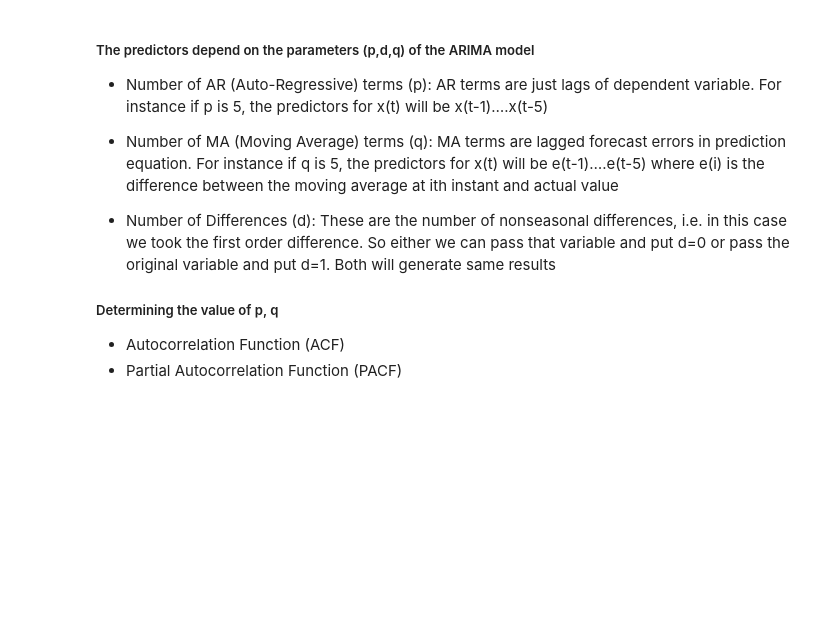
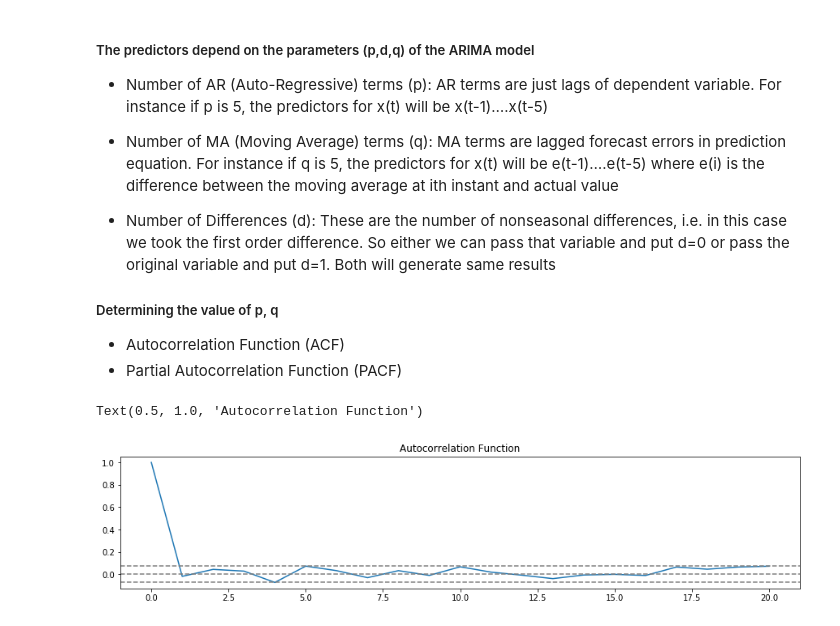
Before and after one commit to satwik2663/Time-Series-Analysis---Bitcoin-Trends, a Jupyter notebook: portfolio.ipynb, the cells around one changed output. Cells and saved outputs as stored; diff of their text form; code cells hidden in the pictures; blank space fills up the shorter version.

```diff
--- a/portfolio.ipynb
+++ b/portfolio.ipynb
@@ -282,3 +270,18 @@ Recurrent Neural Network (LSTM) → a class of artificial neural networkwhere co
 - Partial Autocorrelation Function (PACF)
 # %%
 # bitcoin_dataset_adj_close_log_diff : This is the stationary data
+# %%
+lag_acf = acf(bitcoin_dataset_adj_close_log_diff, nlags=20)
+lag_pacf = pacf(bitcoin_dataset_adj_close_log_diff, nlags=20, method='ols')
+# %%
+#Plot ACF:
+
+plt.figure(figsize=(15,3))
+plt.plot(lag_acf)
+plt.axhline(y=0,linestyle='--',color='gray')
+plt.axhline(y=-1.96/np.sqrt(len(bitcoin_dataset_adj_close_log_diff)),linestyle='--',color='gray')
+plt.axhline(y=1.96/np.sqrt(len(bitcoin_dataset_adj_close_log_diff)),linestyle='--',color='gray')
+plt.title('Autocorrelation Function')
+# %% [output]
+Text(0.5, 1.0, 'Autocorrelation Function')
+[figure, added]
```
Also changed, not shown: parts of 17 cells of this notebook.
